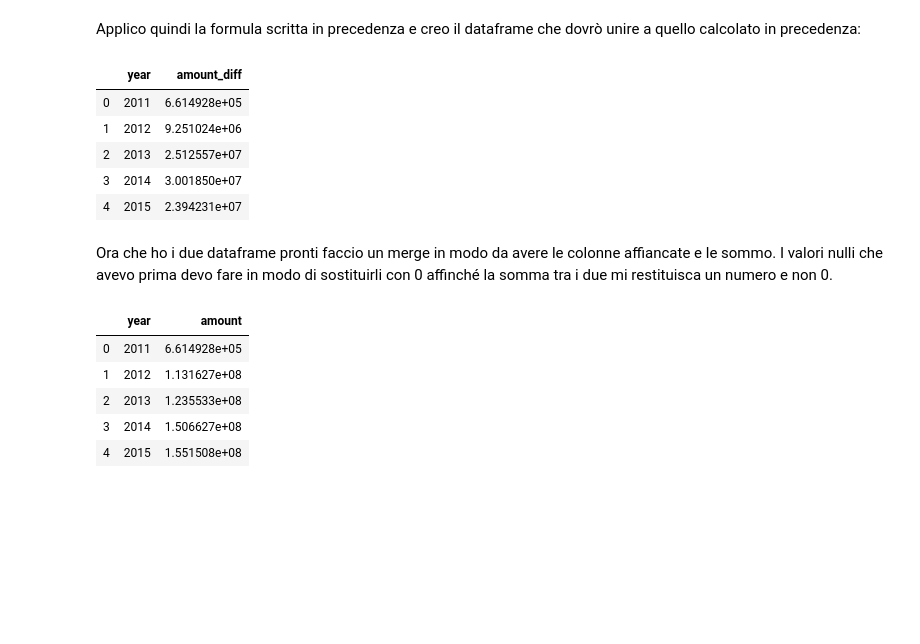
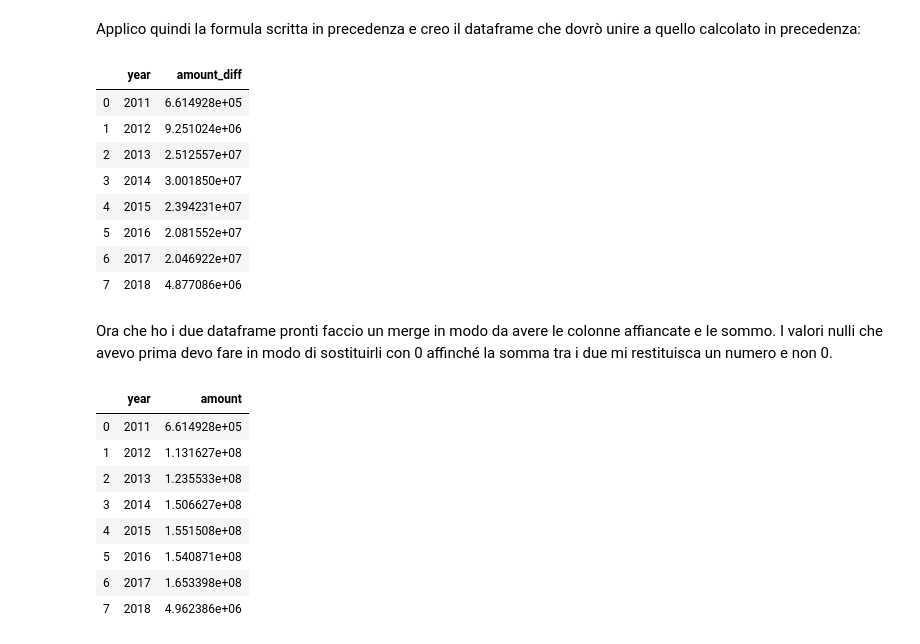
Before and after one commit to Chri1629/cs_project, a Jupyter notebook: esame.ipynb, the cells around one changed output. Cells and saved outputs as stored; diff of their text form; code cells hidden in the pictures; blank space fills up the shorter version.

```diff
--- a/esame.ipynb
+++ b/esame.ipynb
@@ -433,14 +436,17 @@ loans_diff_year_tot = loans_diff_year_tot.to_frame().reset_index()
 loans_diff_year_tot.columns = ['year', 'amount_diff']
 # %%
 # Decommentare questa riga per vedere i risultati
-loans_diff_year_tot.head()
+loans_diff_year_tot
 # %% [output]
 |  | year | amount_diff |
 | 0 | 2011 | 6.614928e+05 |
 | 1 | 2012 | 9.251024e+06 |
 | 2 | 2013 | 2.512557e+07 |
 | 3 | 2014 | 3.001850e+07 |
 | 4 | 2015 | 2.394231e+07 |
+| 5 | 2016 | 2.081552e+07 |
+| 6 | 2017 | 2.046922e+07 |
+| 7 | 2018 | 4.877086e+06 |
 # %% [markdown]
 Ora che ho i due dataframe pronti faccio un merge in modo da avere le colonne affiancate e le sommo. I valori nulli che avevo prima devo fare in modo di sostituirli con 0 affinché la somma tra i due mi restituisca un numero e non 0.
 # %%
@@ -452,6 +458,6 @@ tot = tot[['year', 'amount']]
 # %%
 #Decommentare questa riga per vedere i risultati.
-tot.head()
+amount_per_year
 # %% [output]
 |  | year | amount |
 | 0 | 2011 | 6.614928e+05 |
@@ -459,3 +465,6 @@ tot.head()
 | 2 | 2013 | 1.235533e+08 |
 | 3 | 2014 | 1.506627e+08 |
 | 4 | 2015 | 1.551508e+08 |
+| 5 | 2016 | 1.540871e+08 |
+| 6 | 2017 | 1.653398e+08 |
+| 7 | 2018 | 4.962386e+06 |
```
Also changed, not shown: parts of 5 cells of this notebook.
